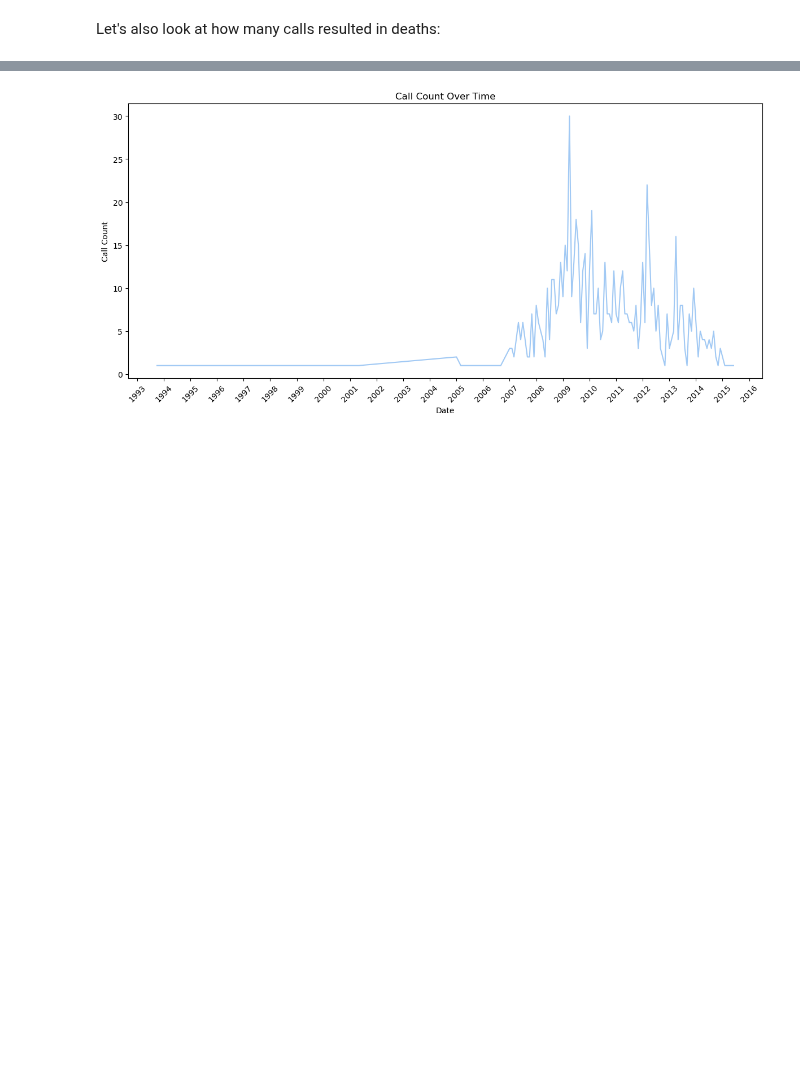
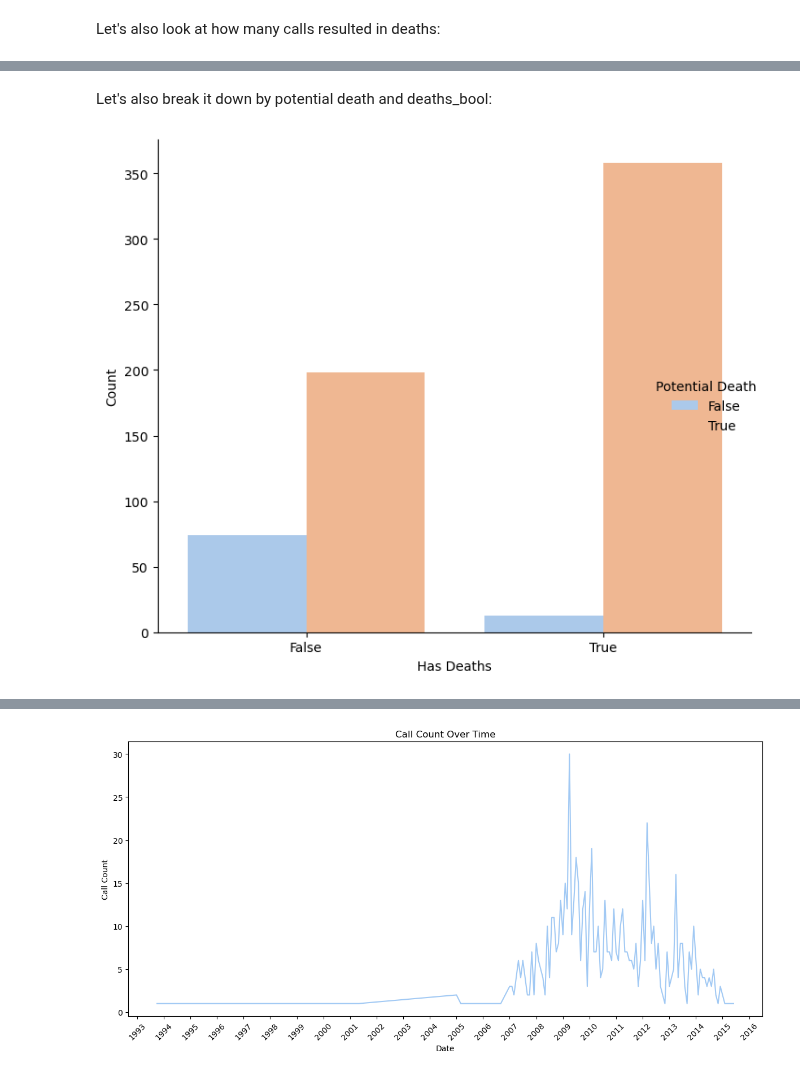
Before and after one commit to ramwtz/data-science-project, a Jupyter notebook: main.ipynb, the cells around one changed output, grey strips where cells are left out. Drawn from its saved outputs; the diff is of its cells as text; code cells hidden in the pictures; blank space fills up the shorter version.

```diff
--- a/main.ipynb
+++ b/main.ipynb
@@ -278,0 +264,15 @@ Seems like the vast majority of the calls were not, in fact, false alarms. Which
+# %% [markdown]
+Let's also break it down by potential death and deaths_bool:
+# %%
+g = sns.catplot(
+    data=df_clean, kind="count",
+    x="deaths_binary",
+    hue="potential_death",
+     height=6
+)
+g.set_axis_labels("Has Deaths", "Count")
+g.legend.set_title("Potential Death")
+plt.tight_layout()
+plt.show()
+# %% [output]
+[figure, added]
```
Also changed, not shown: parts of 15 cells of this notebook.
